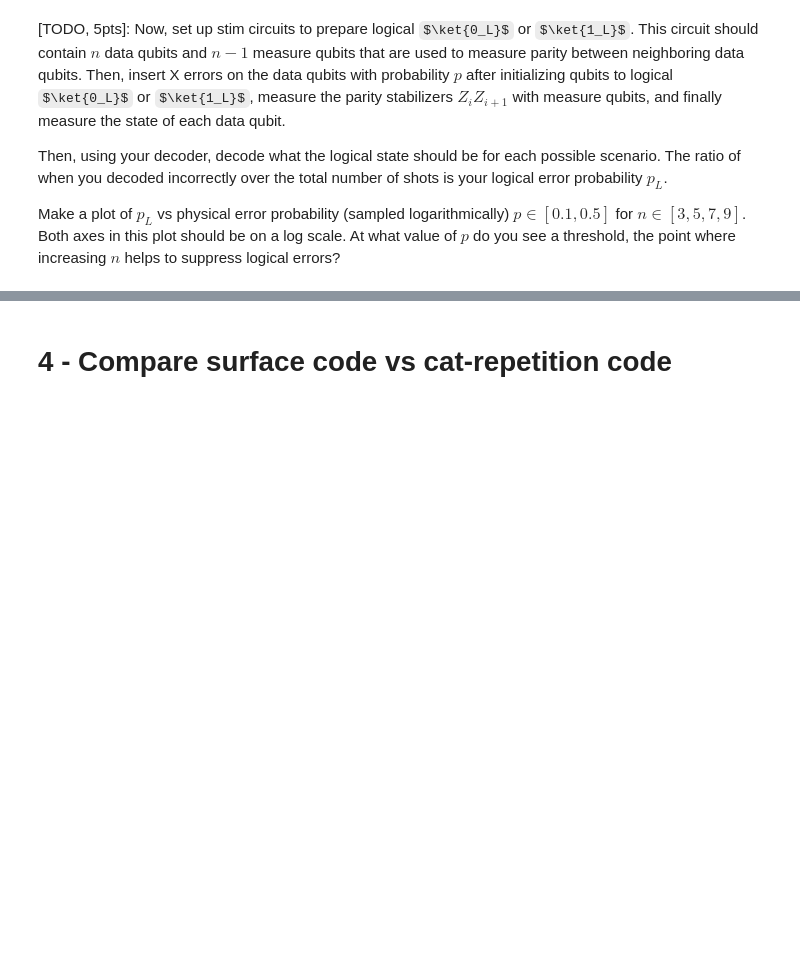
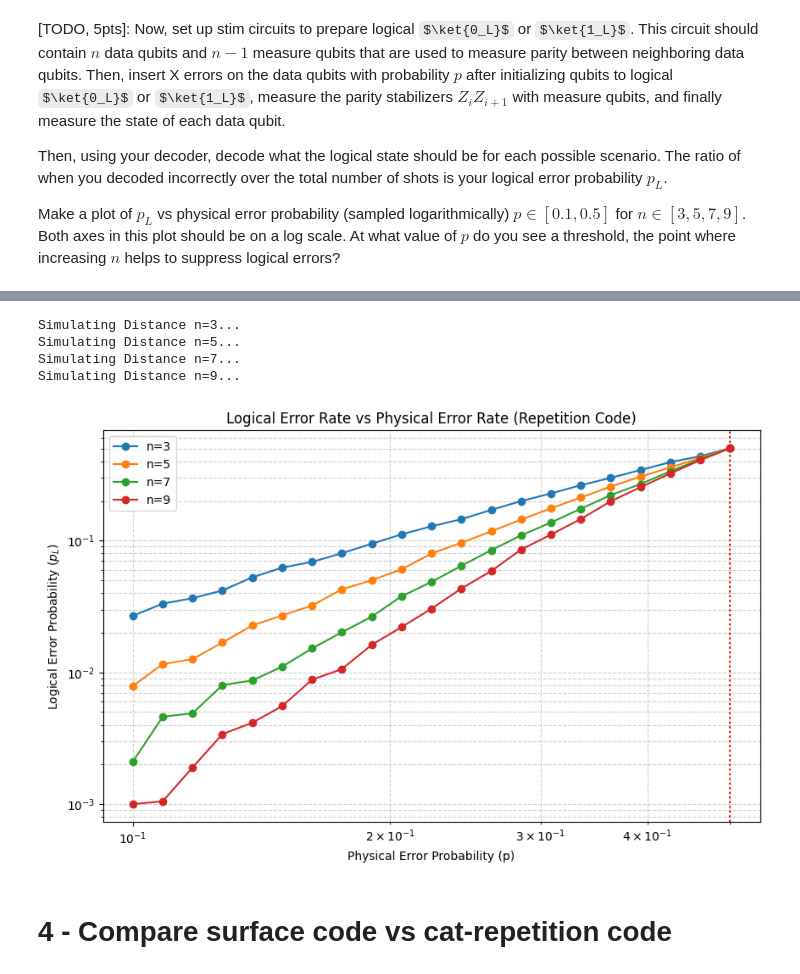
Before and after one commit to Coderrexe/2026-Alice-and-Bob, a Jupyter notebook: challenge/1-challenge.ipynb, the cells around one changed output, grey strips where cells are left out. Drawn from its saved outputs; the diff is of its cells as text; code cells hidden in the pictures; some formulas as TeX source; blank space fills up the shorter version.

```diff
--- a/challenge/1-challenge.ipynb
+++ b/challenge/1-challenge.ipynb
@@ -500,7 +576,7 @@ def run_sim(n, p):
     return logical_error_rate(results, logical_prepared=0)
 # %%
 # Example
-n = 3
+n = 5
 p = 0.1
 circuit = repetition_code_circuit(n, p=p)
 # %%
@@ -522,12 +637,55 @@ distances = [3, 5, 7, 9]
 
 # SOLUTION ===
 # collect simulation data for varying distances and error_probabilities
+
+# SOLUTION ===
+# collect simulation data for varying distances and error_probabilities
+
+data_points = {} # Store results as {n: [rates...]}
+
+for n in distances:
+    print(f"Simulating Distance n={n}...")
+    rates = []
+    for p in error_probabilities:
+        # 1. Build Circuit
+        circuit = repetition_code_circuit(n, p)
+
+        # 2. Simulate
+        # Note: lowering shots slightly to speed up simulation for the plot
+        results = simulate_circuit(circuit, n, num_shots=20_000)
+
+        # 3. Calculate Error Rate
+        p_L = logical_error_rate(results, logical_prepared=0)
+        rates.append(p_L)
+
+    data_points[n] = rates
 # ===
+
+# ===
+# %% [output]
+Simulating Distance n=3...
+Simulating Distance n=5...
+Simulating Distance n=7...
+Simulating Distance n=9...
 # %%
 # SOLUTION ===
 # plot results
 
+plt.figure(figsize=(10, 6))
+
+for n in distances:
+    plt.loglog(error_probabilities, data_points[n], 'o-', label=f'n={n}')
+
+plt.title("Logical Error Rate vs Physical Error Rate (Repetition Code)")
+plt.xlabel("Physical Error Probability (p)")
+plt.ylabel("Logical Error Probability ($p_L$)")
+plt.grid(True, which="both", ls="--", alpha=0.6)
+plt.legend()
+plt.axvline(x=0.5, color='red', linestyle=':', label='Threshold (0.5)')
+plt.show()
 # ===
+# %% [output]
+[figure, added]
 # %% [markdown]
 # 4 - Compare surface code vs cat-repetition code
 # %% [markdown]
```
Also changed, not shown: parts of 13 cells of this notebook, 1 other file.
